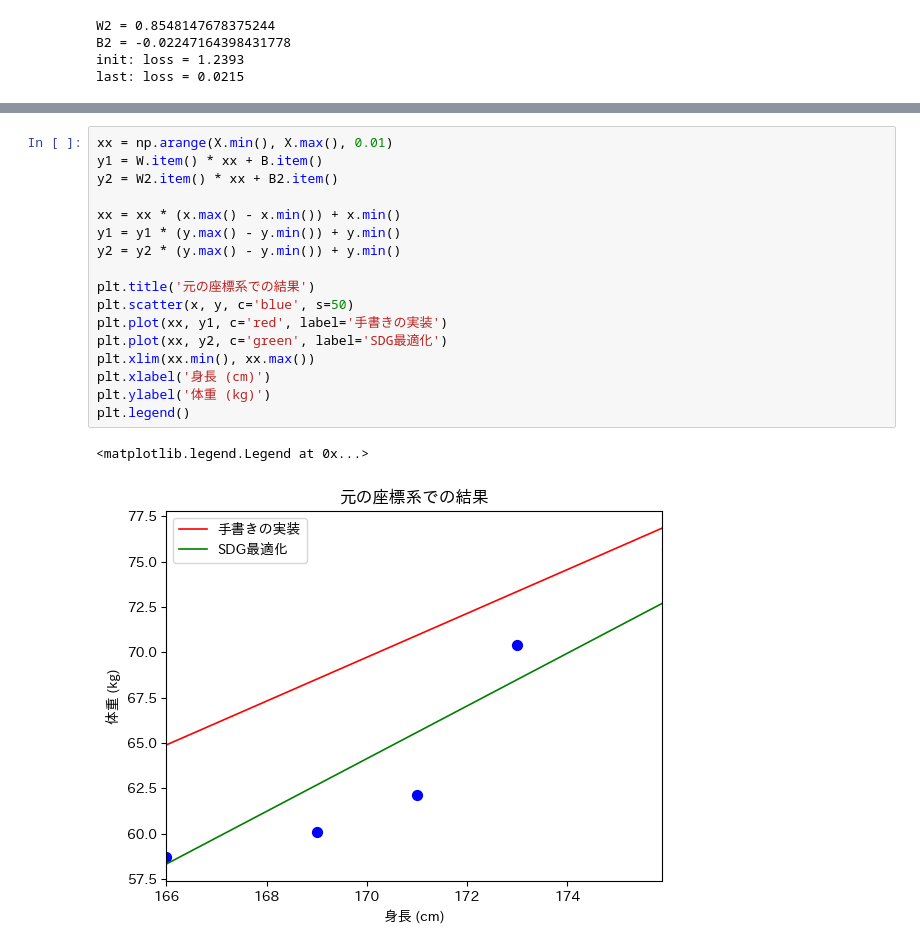
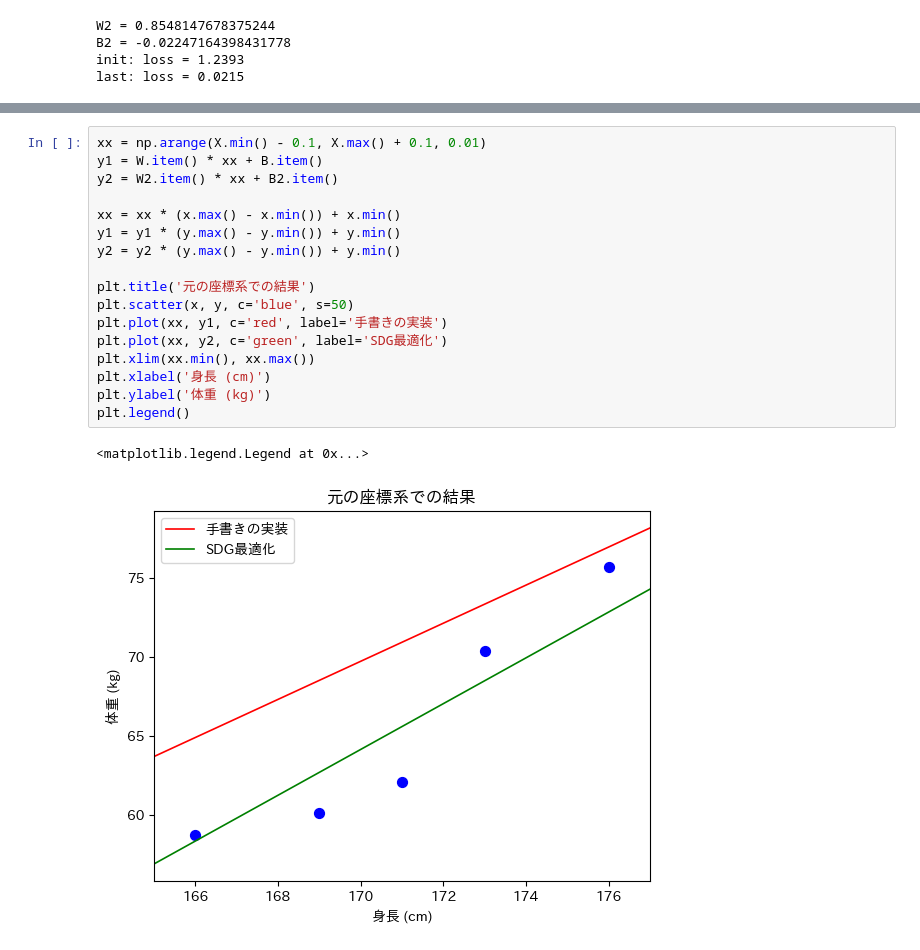
Before and after one commit to Yu5656/machine-learning_101, a Jupyter notebook: torch00.ipynb, the cells around one changed output, grey strips where cells are left out. Drawn from its saved outputs; the diff is of its cells as text.

```diff
--- a/torch00.ipynb
+++ b/torch00.ipynb
@@ -208,20 +216,20 @@ plt.legend()
 # %%
-xx = np.arange(X.min(), X.max(), 0.01)
+xx = np.arange(X.min() - 0.1, X.max() + 0.1, 0.01)
 y1 = W.item() * xx + B.item()
 y2 = W2.item() * xx + B2.item()
 
 xx = xx * (x.max() - x.min()) + x.min()
 y1 = y1 * (y.max() - y.min()) + y.min()
 y2 = y2 * (y.max() - y.min()) + y.min()
 
 plt.title('元の座標系での結果')
 plt.scatter(x, y, c='blue', s=50)
 plt.plot(xx, y1, c='red', label='手書きの実装')
 plt.plot(xx, y2, c='green', label='SDG最適化')
 plt.xlim(xx.min(), xx.max())
 plt.xlabel('身長 (cm)')
 plt.ylabel('体重 (kg)')
 plt.legend()
 # %% [output]
 <matplotlib.legend.Legend at 0x...>
-[figure, old version]
+[figure, new version]
```
Also changed, not shown: parts of 8 cells of this notebook.
